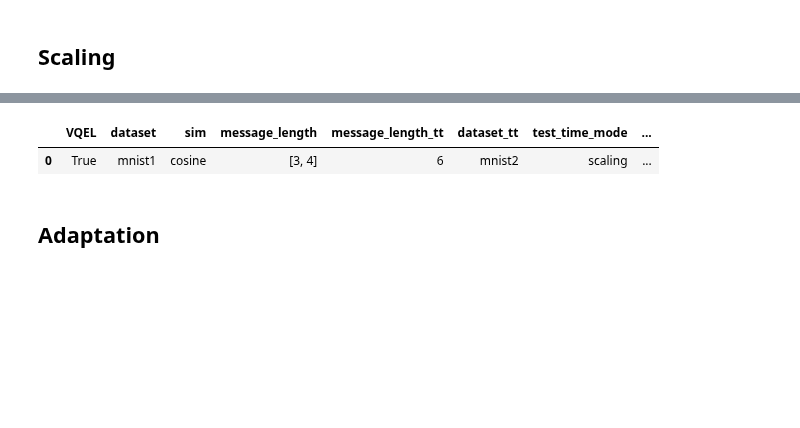
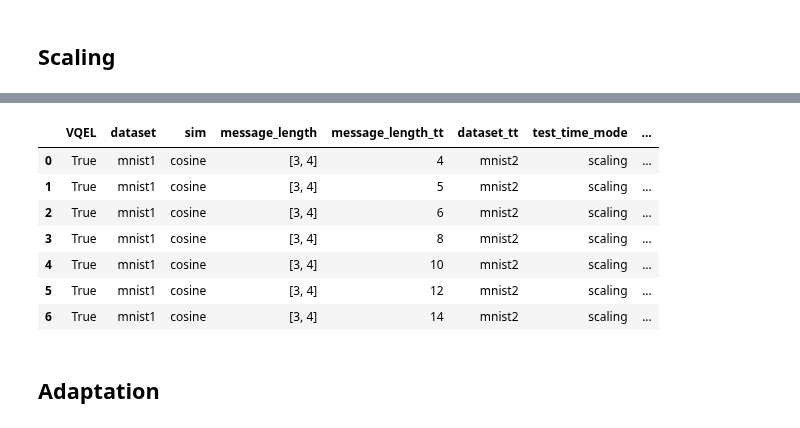
Before and after one commit to MehdiJmlkh/Test-Time-Emergent-Language, a Jupyter notebook: VQTT/results.ipynb, the cells around one changed output, grey strips where cells are left out. Drawn from its saved outputs; the diff is of its cells as text; code cells hidden in the pictures; blank space fills up the shorter version.

```diff
--- a/VQTT/results.ipynb
+++ b/VQTT/results.ipynb
@@ -199,7 +199,7 @@ def extract_maxes(df, cols=["seed", "agent_a_training_mode"], max_col="test_time
     for comb in combinations:
         section = filter_df({col: value for col, value in zip(cols, comb)}, df)
         if not section.empty:
-            max_row = section.loc[section[max_col].idxmax()]
+            max_row = section.loc[pd.to_numeric(section[max_col]).idxmax()]
             maxes.append(max_row.to_frame().T)
 
     final_df = pd.concat(maxes, ignore_index=True)
@@ -246,12 +246,6 @@ scaling_cols = [
     "best_of_n",
     "test_time_training_accuracy",
     "test_time_self_play_accuracy",
-    "self_play_accuracy_a",
-    "mutual_play_accuracy",
-    "agent_a_training_mode",
-    "learning_rate_phase1",
-    "learning_rate_phase2_b",
-    "pretrained_checkpoint_a",
     "path",
 ]
 
@@ -273,16 +267,10 @@ adapt_cols = [
     "message_length",
     "message_length_tt",
     "test_time_mode",
+    "learning_rate_tt",
     "num_iterations",
-    "learning_rate_tt",
     "test_time_training_accuracy",
     "test_time_self_play_accuracy",
-    "self_play_accuracy_a",
-    "mutual_play_accuracy",
-    "agent_a_training_mode",
-    "learning_rate_phase1",
-    "learning_rate_phase2_b",
-    "pretrained_checkpoint_a",
     "path",
 ]
 
@@ -534,8 +531,8 @@ res = filter_df({
     "sim": "cosine",
     "VQEL": True,
     "test_time_mode": "scaling"
-}, sort_by=["message_length", "sampling_temperature_tt", "best_of_n"])
+}, sort_by=["message_length", "message_length_tt", "sampling_temperature_tt", "best_of_n"])
 
 to_html(res[scaling_cols_report])
 
-res[scaling_cols]
+# res[scaling_cols]
@@ -548,9 +539,15 @@ res[scaling_cols]
 # %%
-final = extract_maxes(res, cols=["message_length"])
+final = extract_maxes(res, cols=["message_length", "message_length_tt"])
 final[scaling_cols]
 # %% [output]
 |  | VQEL | dataset | sim | message_length | message_length_tt | dataset_tt | test_time_mode | ... |
-| 0 | True | mnist1 | cosine | [3, 4] | 6 | mnist2 | scaling | ... |
+| 0 | True | mnist1 | cosine | [3, 4] | 4 | mnist2 | scaling | ... |
+| 1 | True | mnist1 | cosine | [3, 4] | 5 | mnist2 | scaling | ... |
+| 2 | True | mnist1 | cosine | [3, 4] | 6 | mnist2 | scaling | ... |
+| 3 | True | mnist1 | cosine | [3, 4] | 8 | mnist2 | scaling | ... |
+| 4 | True | mnist1 | cosine | [3, 4] | 10 | mnist2 | scaling | ... |
+| 5 | True | mnist1 | cosine | [3, 4] | 12 | mnist2 | scaling | ... |
+| 6 | True | mnist1 | cosine | [3, 4] | 14 | mnist2 | scaling | ... |
 # %% [markdown]
 ## Adaptation
 # %%
```
Also changed, not shown: parts of 14 cells of this notebook.
